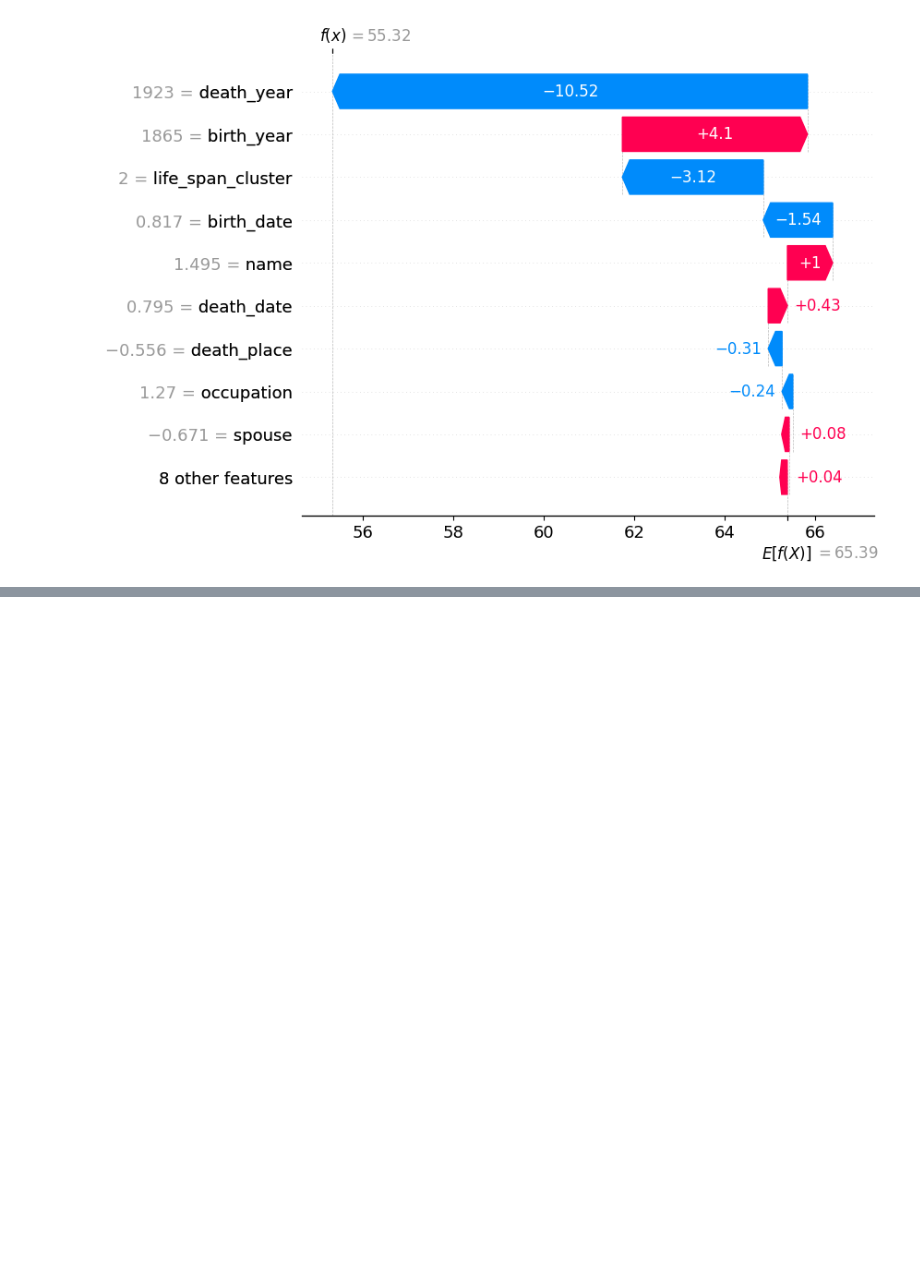
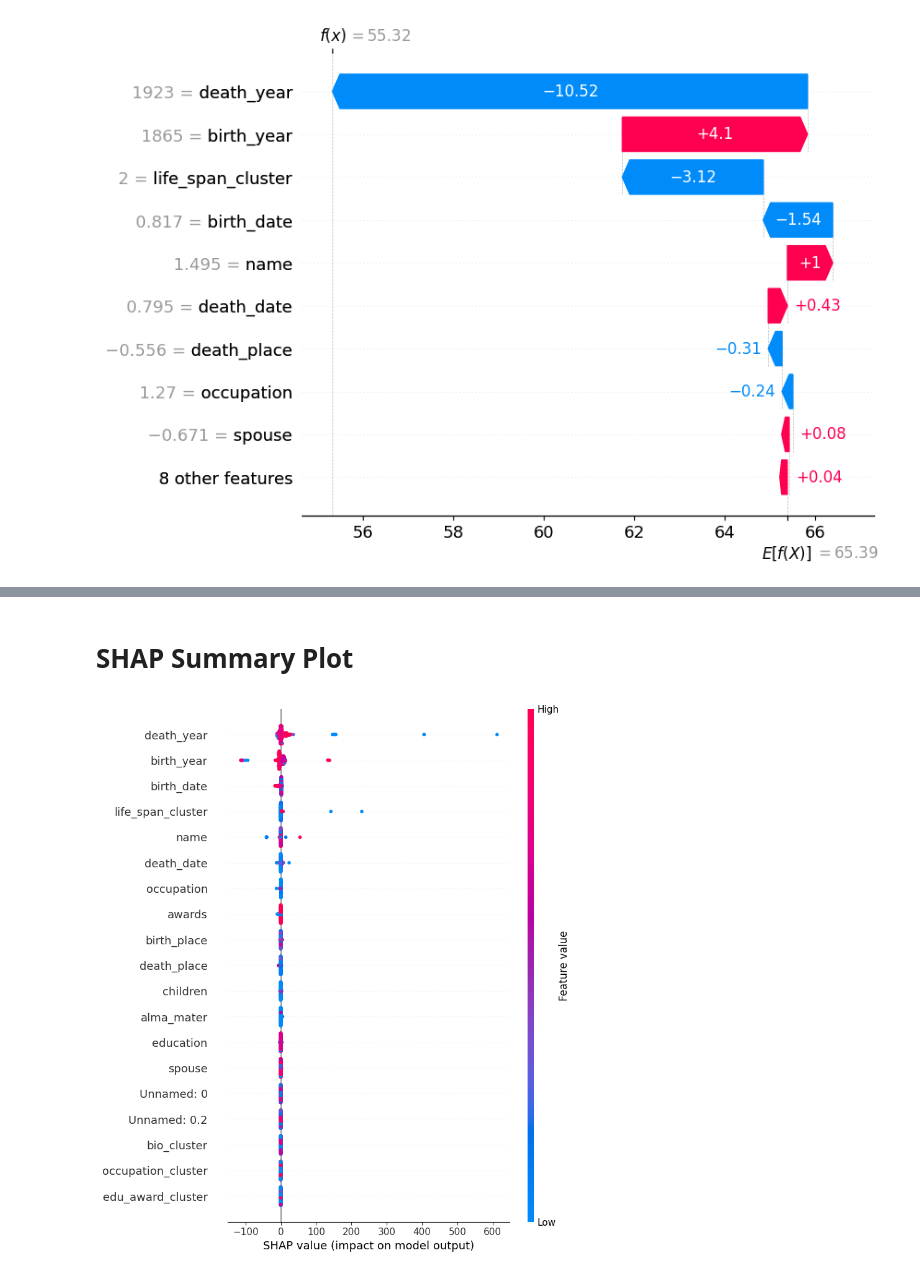
Before and after one commit to rasulbekdeveloper907/LifeSpan_Peoples, a Jupyter notebook: Notebooks/shap_analysis.ipynb, the cells around one changed output, grey strips where cells are left out. Drawn from its saved outputs; the diff is of its cells as text; code cells hidden in the pictures; blank space fills up the shorter version.

```diff
--- a/Notebooks/shap_analysis.ipynb
+++ b/Notebooks/shap_analysis.ipynb
@@ -1,24 +1,6 @@
 # %%
 import pandas as pd
-import logging
-
-# Log fayl manzili
-log_path = r"C:\Users\Rasulbek907\Desktop\LifeSpan_Peoples\Log\data_loader.log"
-
-# Log sozlamalari
-logging.basicConfig(
-    filename=log_path,
-    filemode='a',  # Append mode
-    format='%(asctime)s - %(levelname)s - %(message)s',
-    level=logging.INFO
-)
-
-try:
-    logging.info("CSV fayl o'qilmoqda:...")
-    df = pd.read_csv(r"C:\Users\Rasulbek907\Desktop\LifeSpan_Peoples\Data\Feature_selection\Filtered_Features.csv")
-    logging.info(f"Fayl muvaffaqiyatli o'qildi. Satırlar soni: {len(df)} ustunlar soni: {len(df.columns)}")
-except Exception as e:
-    logging.error(f"CSV faylni o'qishda xatolik: {e}")
+df = pd.read_csv(r"C:\Users\Rasulbek907\Desktop\LifeSpan_Peoples\Data\Feature_selection\Filtered_Features.csv")
 # %%
 df.info()
 # %% [output]
@@ -138,0 +55,29 @@ Model ko‘proq **temporal feature’lar** (`birth_year`, `death_year`, `birth_d
+# %%
+import shap
+from sklearn.ensemble import GradientBoostingRegressor
+from sklearn.model_selection import train_test_split
+
+X = df.drop(columns=["life_span"])
+y = df["life_span"]
+
+X_train, X_test, y_train, y_test = train_test_split(
+    X, y, test_size=0.2, random_state=42
+)
+
+gb_model = GradientBoostingRegressor(
+    n_estimators=200,
+    learning_rate=0.05,
+    max_depth=3,
+    random_state=42
+)
+
+gb_model.fit(X_train, y_train)
+
+explainer = shap.Explainer(gb_model, X_train)
+shap_values = explainer(X_test)
+# %% [markdown]
+# SHAP Summary Plot
+# %%
+shap.summary_plot(shap_values, X_test)
+# %% [output]
+[figure, added]
```
Also changed, not shown: parts of 12 cells of this notebook, 1 other file.
